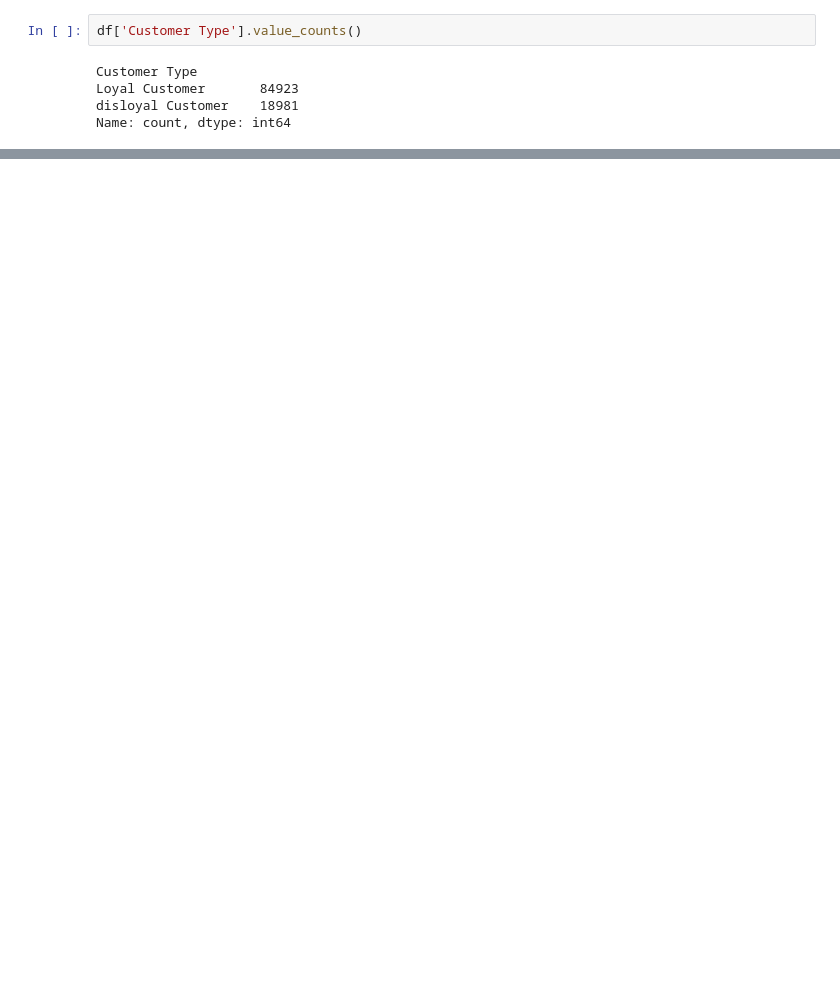
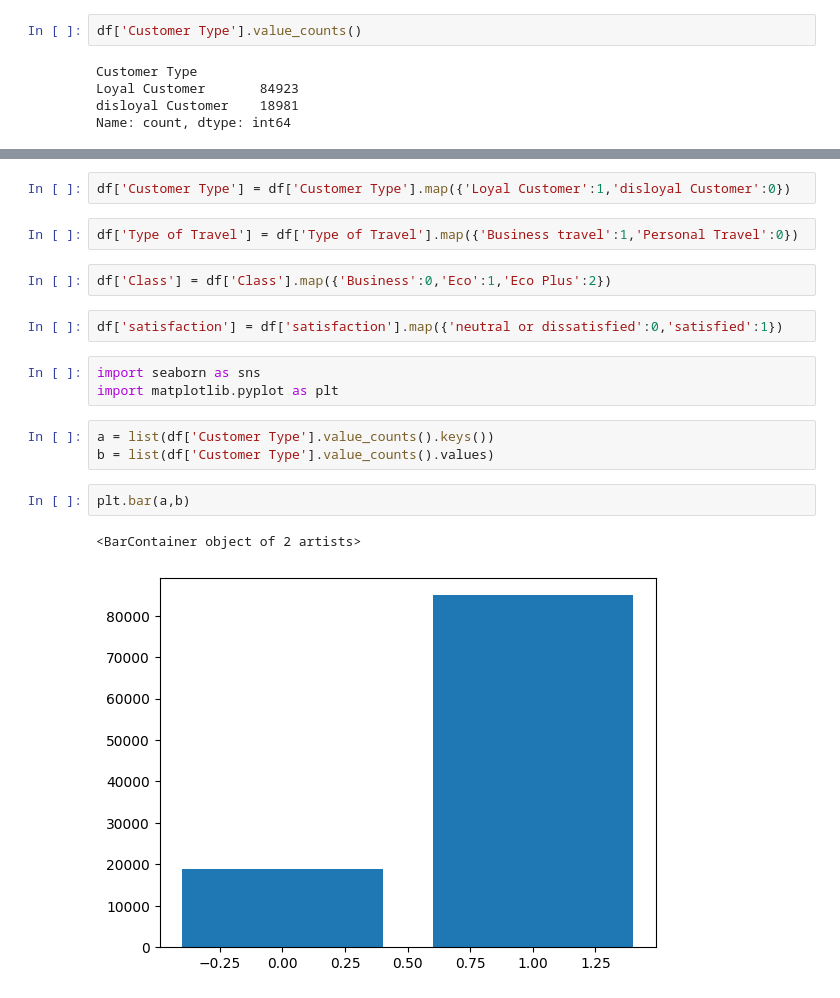
Before and after one commit to upflairs-pvt-ltd/jecrc-AI_ML_example-27thsep2023, a Jupyter notebook: machine learning/19_10_23.ipynb, the cells around one changed output, grey strips where cells are left out. Saved outputs shown, nothing was run; the diff lists cells and outputs as text; blank space fills up the shorter version.

```diff
--- a/machine learning/19_10_23.ipynb
+++ b/machine learning/19_10_23.ipynb
@@ -19,0 +38,19 @@ Name: count, dtype: int64
+# %%
+df['Customer Type'] = df['Customer Type'].map({'Loyal Customer':1,'disloyal Customer':0})
+# %%
+df['Type of Travel'] = df['Type of Travel'].map({'Business travel':1,'Personal Travel':0})
+# %%
+df['Class'] = df['Class'].map({'Business':0,'Eco':1,'Eco Plus':2})
+# %%
+df['satisfaction'] = df['satisfaction'].map({'neutral or dissatisfied':0,'satisfied':1})
+# %%
+import seaborn as sns
+import matplotlib.pyplot as plt
+# %%
+a = list(df['Customer Type'].value_counts().keys())
+b = list(df['Customer Type'].value_counts().values)
+# %%
+plt.bar(a,b)
+# %% [output]
+<BarContainer object of 2 artists>
+[figure, added]
```
Also changed, not shown: parts of 21 cells of this notebook.
